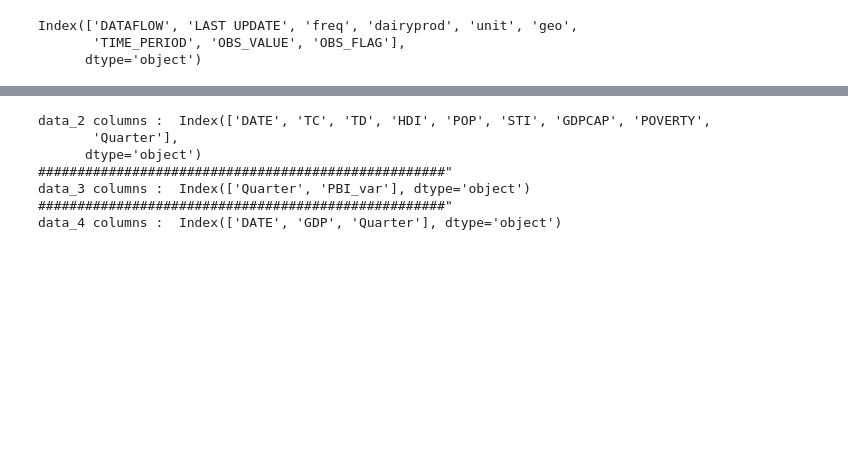
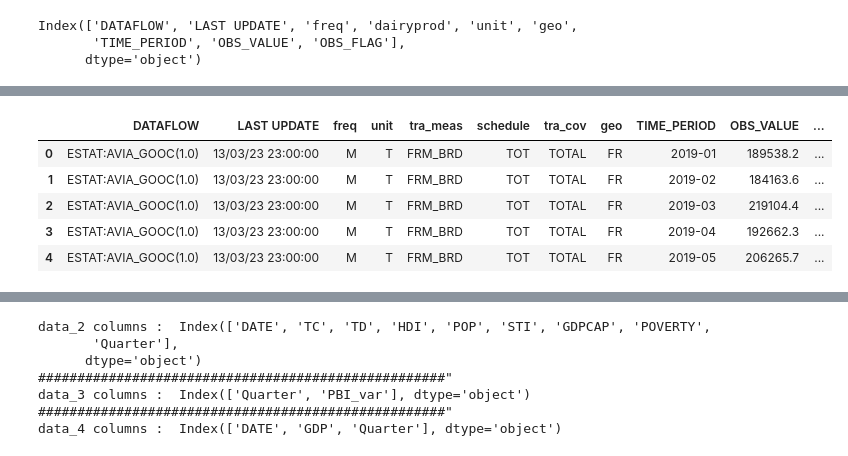
Before and after one commit to NOURDINEEEE/Projet_blanc_Dash1, a Jupyter notebook: Notebooks/France_Data.ipynb, the cells around one changed output, grey strips where cells are left out. Cells and saved outputs as stored; diff of their text form; code cells hidden in the pictures; blank space fills up the shorter version.

```diff
--- a/Notebooks/France_Data.ipynb
+++ b/Notebooks/France_Data.ipynb
@@ -13,0 +57,10 @@ Index(['DATAFLOW', 'LAST UPDATE', 'freq', 'dairyprod', 'unit', 'geo',
+# %%
+data_7 = pd.read_csv('../Data/Data 3/avia_gooc__custom_93212_page_linear.csv')
+data_7.head()
+# %% [output]
+|  | DATAFLOW | LAST UPDATE | freq | unit | tra_meas | schedule | tra_cov | geo | TIME_PERIOD | OBS_VALUE | ... |
+| 0 | ESTAT:AVIA_GOOC(1.0) | 13/03/23 23:00:00 | M | T | FRM_BRD | TOT | TOTAL | FR | 2019-01 | 189538.2 | ... |
+| 1 | ESTAT:AVIA_GOOC(1.0) | 13/03/23 23:00:00 | M | T | FRM_BRD | TOT | TOTAL | FR | 2019-02 | 184163.6 | ... |
+| 2 | ESTAT:AVIA_GOOC(1.0) | 13/03/23 23:00:00 | M | T | FRM_BRD | TOT | TOTAL | FR | 2019-03 | 219104.4 | ... |
+| 3 | ESTAT:AVIA_GOOC(1.0) | 13/03/23 23:00:00 | M | T | FRM_BRD | TOT | TOTAL | FR | 2019-04 | 192662.3 | ... |
+| 4 | ESTAT:AVIA_GOOC(1.0) | 13/03/23 23:00:00 | M | T | FRM_BRD | TOT | TOTAL | FR | 2019-05 | 206265.7 | ... |
```
Also changed, not shown: parts of 30 cells of this notebook, 2 other files.
